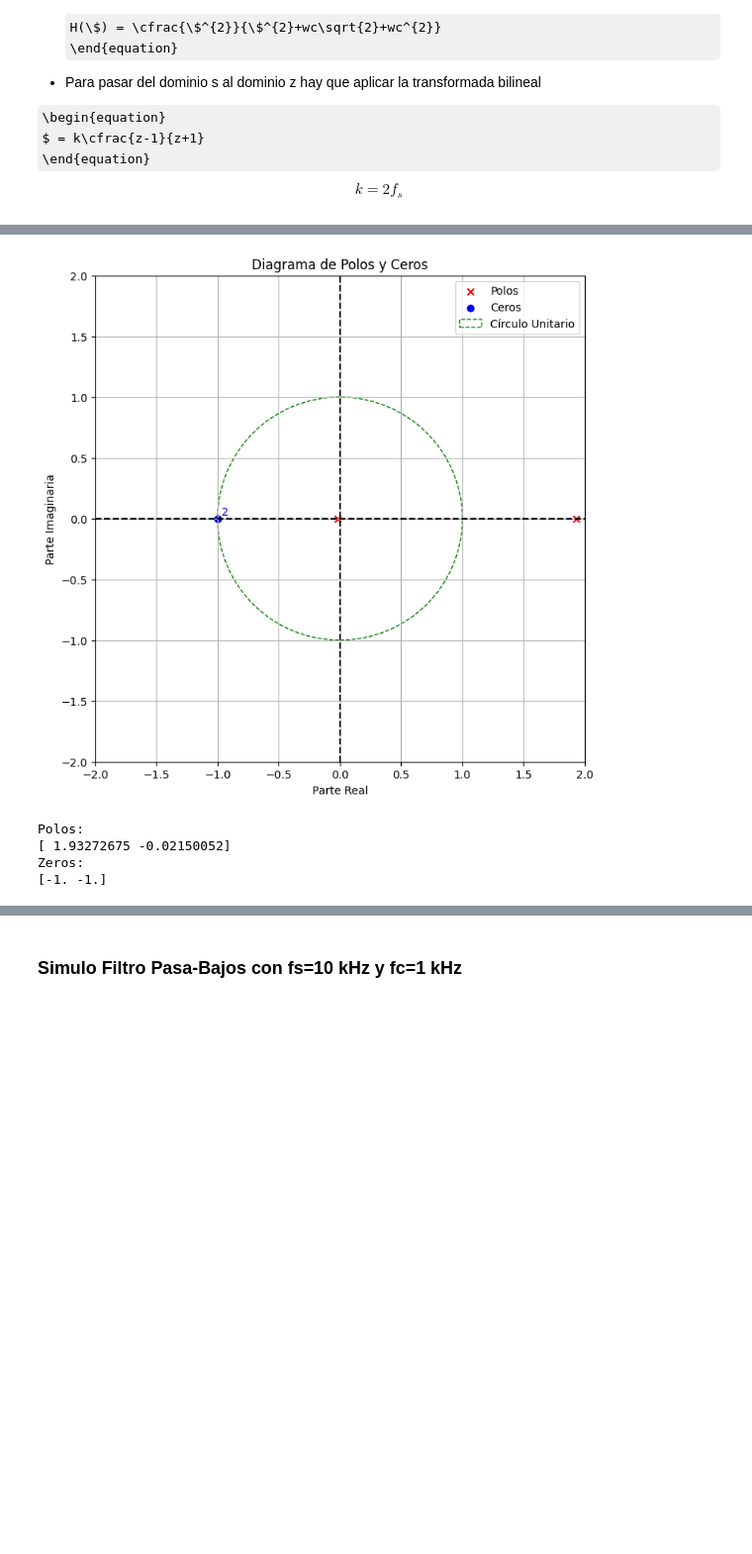
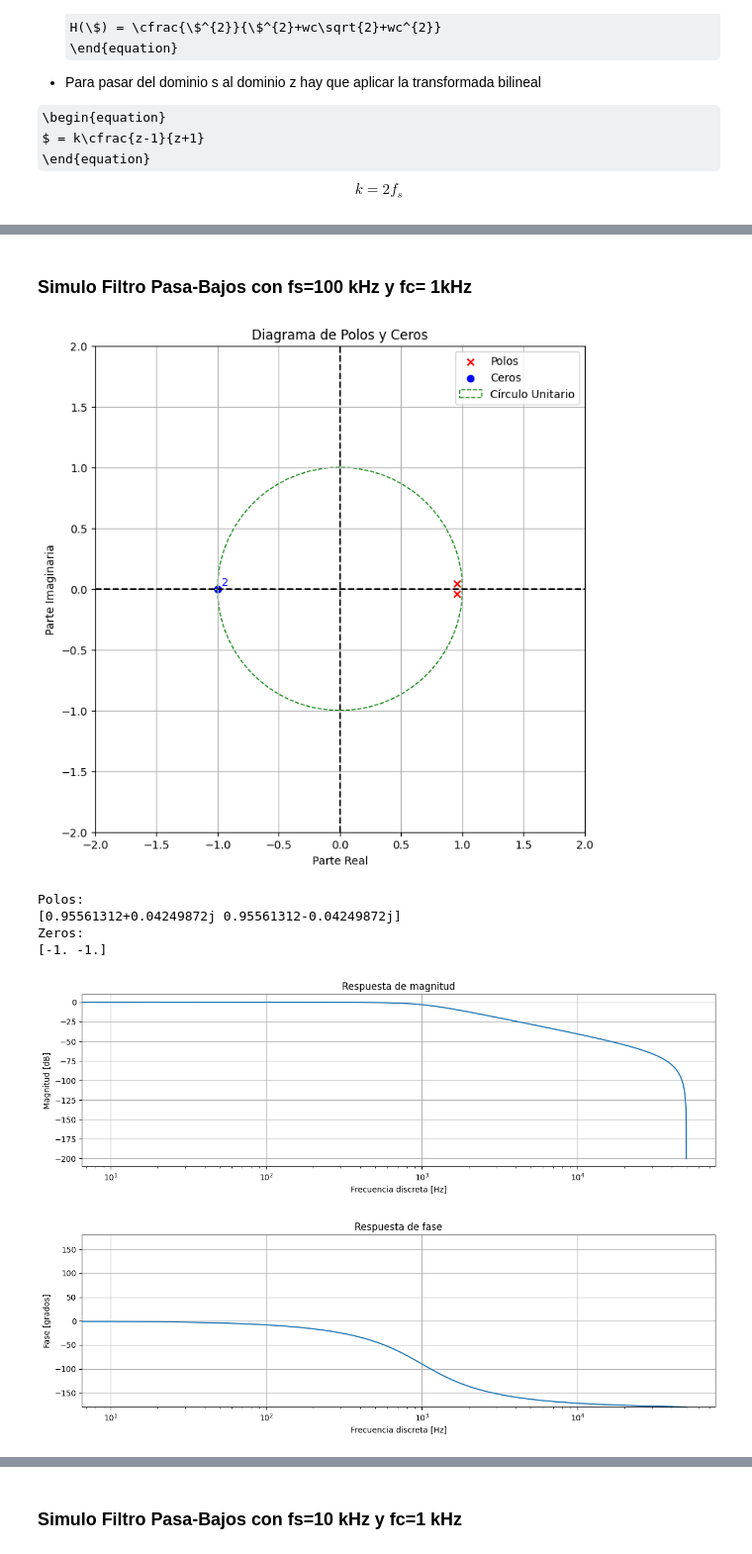
Before and after one commit to NicolasTobiasAlmaraz/TC2, a Jupyter notebook: Trabajos Prácticos Semanales/TPSemanal7/TS7.ipynb, the cells around one changed output, grey strips where cells are left out. Shown at 99% size. Saved outputs shown, nothing was run; the diff lists cells and outputs as text; code cells hidden in the pictures; some formulas as TeX source; blank space fills up the shorter version.

```diff
--- a/Trabajos Prácticos Semanales/TPSemanal7/TS7.ipynb
+++ b/Trabajos Prácticos Semanales/TPSemanal7/TS7.ipynb
@@ -21,9 +70,10 @@ class SysZ():
     """
     Constructor, calcula todos los paramtros del sistema
     """
-    def __init__(self, numz, denz, fs):
-        #Guardo fs
+    def __init__(self, numz, denz, fs, N):
+        #Guardo fs y N
         self.fs=fs
+        self.N=N
 
         #Calculo polos y ceros
         system = sig.TransferFunction(numz, denz, dt=1/fs)
@@ -31,12 +81,15 @@ class SysZ():
         self.zeros = system.zeros
 
         # Calculo la respuesta de frecuencia en el dominio Z
-        self.w, self.h = sig.freqz(numz, denz, fs=fs)
+        self.w, self.h = sig.freqz(numz, denz, fs=fs, worN=N)
 
         # Calculo la magnitud, fase y retardo de grupo
         self.mag = np.abs(self.h)
+
         self.phase = np.angle(self.h)
-        self.group_delay = -np.diff(self.phase) / np.diff(self.w)
+
+        ejeMuestras = self.w * (2*np.pi/self.fs)
+        self.group_delay = -np.diff(self.phase) / np.diff(ejeMuestras)
 
     """
     Plotea diagrama de polos y ceros
@@ -95,14 +148,14 @@ class SysZ():
             print(self.zeros)
 
     """
-    Plotea respuesta en mópdulo
+    Plotea respuesta en módulo
     ylim: limites en Y, se pasa en forma de tupla (opcional)
     """
     def printModule(self, ylim=None):
         plt.figure(figsize=(12, 4))
         plt.semilogx(self.w, 20 * np.log10(self.mag))
         plt.title('Respuesta de magnitud')
-        plt.xlabel('Frecuencia angular discreta [radianes]')
+        plt.xlabel('Frecuencia discreta [Hz]')
         plt.ylabel('Magnitud [dB]')
         if(ylim!=None):
             plt.ylim(ylim[0],ylim[1])
@@ -118,7 +171,7 @@ class SysZ():
         plt.figure(figsize=(12, 4))
         plt.semilogx(self.w, np.degrees(self.phase))
         plt.title('Respuesta de fase')
-        plt.xlabel('Frecuencia angular discreta [radianes]')
+        plt.xlabel('Frecuencia discreta [Hz]')
         plt.ylabel('Fase [grados]')
         if(ylim==None):
             ylim=(-180,180)
@@ -135,7 +188,7 @@ class SysZ():
         plt.figure(figsize=(12, 4))
         plt.semilogx(self.w[:-1], self.group_delay)
         plt.title('Retardo de grupo')
-        plt.xlabel('Frecuencia angular discreta [radianes]')
+        plt.xlabel('Frecuencia discreta [Hz]')
         plt.ylabel('Retardo de grupo [muestras]')
         if(ylim!=None):
             plt.ylim(ylim[0],ylim[1])
@@ -219,9 +267,35 @@ sysPB_fs100 = SysZ(num,den,fs=fs)
+# %% [markdown]
+### Simulo Filtro Pasa-Bajos con fs=100 kHz y fc= 1kHz
 # %%
+#Defino coeficientes
+fs=100000
+fc=1000
+w0=np.pi*2*fc
+k=2*fs
+
+num = [w0**2]
+den = [1,np.sqrt(2)*w0,w0**2]
+
+num,den = sig.bilinear(num,den,fs)
+
+sysPB_fs100 = SysZ(num,den,fs=fs,N=5000)
+
 #Plot PZMap
 sysPB_fs100.printPZMap()
+
+#Plot Module
+sysPB_fs100.printModule()
+
+#Plot Phase
+sysPB_fs100.printPhase()
+
+#Plot Group Delay
+sysPB_fs100.printGroupDelay()
 # %% [output]
-[figure, old version]
+[figure, new version]
 Polos:
-[ 1.93272675 -0.02150052]
+[0.95561312+0.04249872j 0.95561312-0.04249872j]
 Zeros:
 [-1. -1.]
+[figure, added]
+[figure, added]
```
Also changed, not shown: parts of 66 cells of this notebook, 9 other files.
